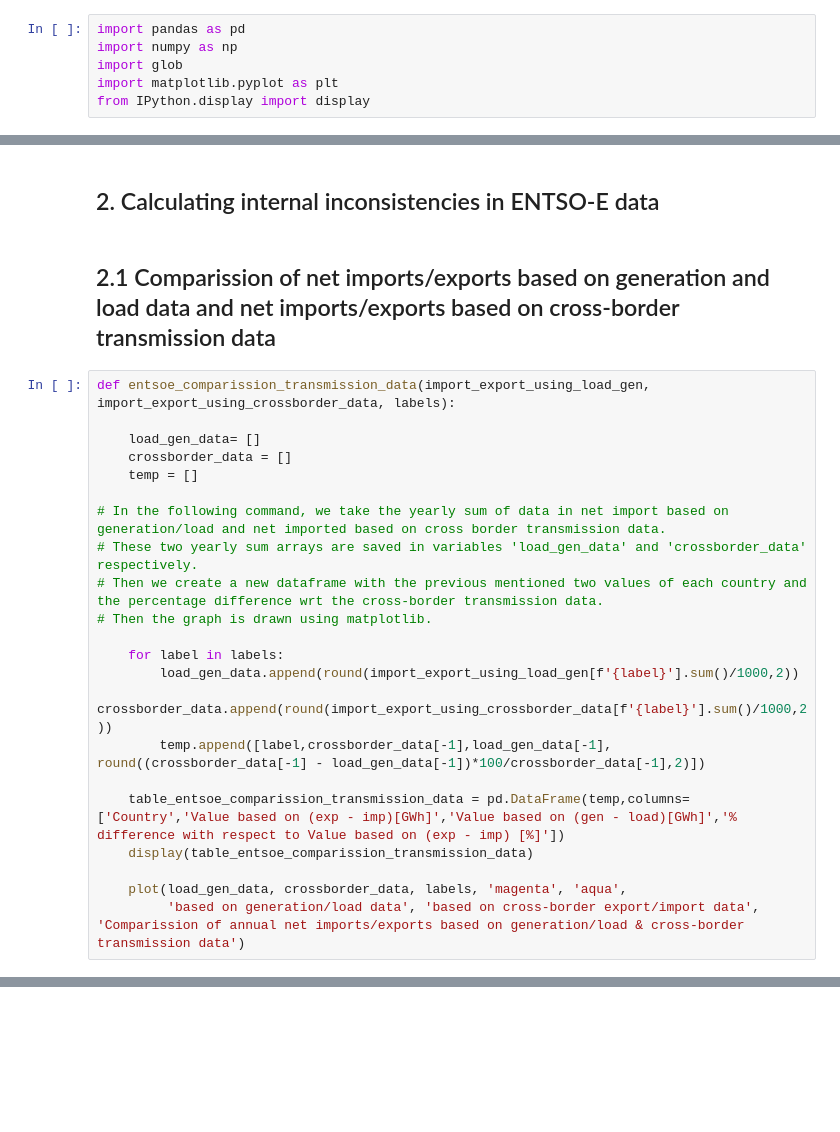
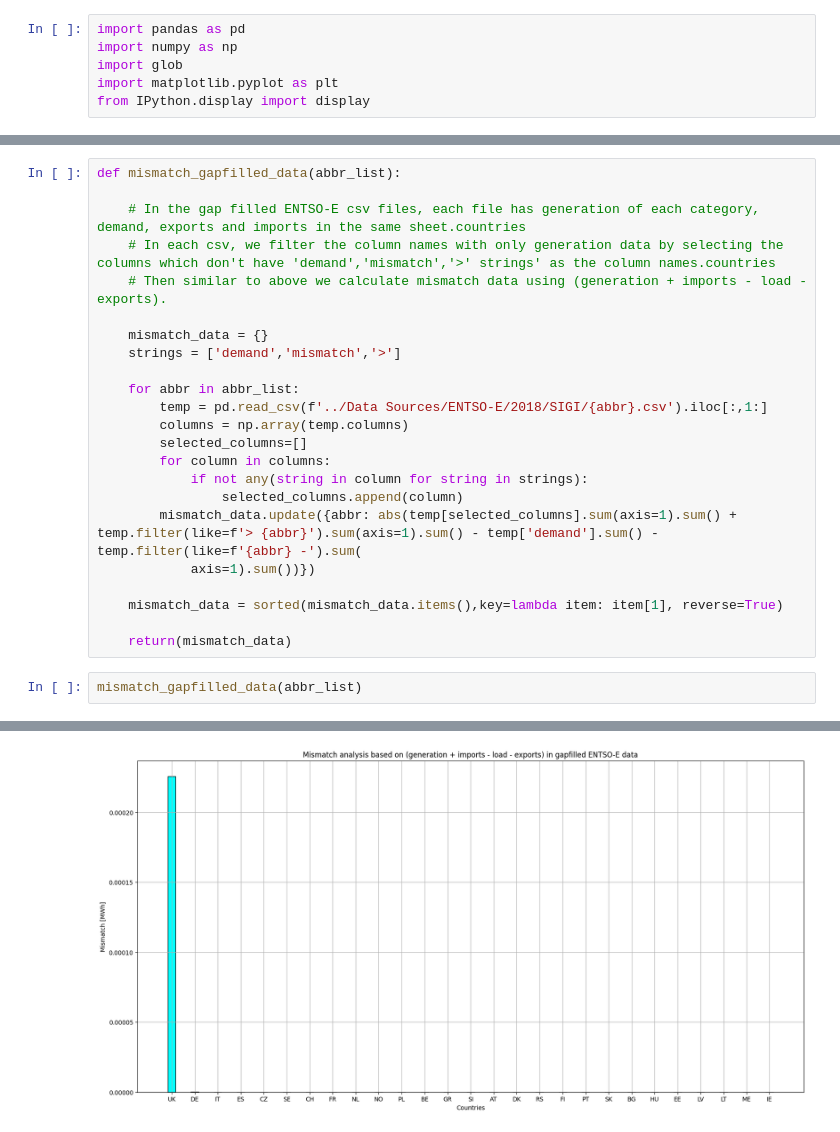
Before and after one commit to lovinduw/Consolidation, a Jupyter notebook: Scripts/internal_inconsistencies.ipynb, the cells around one changed output, grey strips where cells are left out. Drawn from its saved outputs; the diff is of its cells as text; blank space fills up the shorter version.

```diff
--- a/Scripts/internal_inconsistencies.ipynb
+++ b/Scripts/internal_inconsistencies.ipynb
@@ -134,26 +121,26 @@ def mismatch_data(countries):
-# %% [markdown]
-## 2. Calculating internal inconsistencies in ENTSO-E data
-# %% [markdown]
-## 2.1 Comparission of net imports/exports based on generation and load data and net imports/exports based on cross-border transmission data
-# %%
-def entsoe_comparission_transmission_data(import_export_using_load_gen, import_export_using_crossborder_data, labels):
-
-    load_gen_data= []
-    crossborder_data = []
-    temp = []
-
-# In the following command, we take the yearly sum of data in net import based on generation/load and net imported based on cross border transmission data.
-# These two yearly sum arrays are saved in variables 'load_gen_data' and 'crossborder_data' respectively.
-# Then we create a new dataframe with the previous mentioned two values of each country and the percentage difference wrt the cross-border transmission data.
-# Then the graph is drawn using matplotlib.
-
-    for label in labels:
-        load_gen_data.append(round(import_export_using_load_gen[f'{label}'].sum()/1000,2))
-        crossborder_data.append(round(import_export_using_crossborder_data[f'{label}'].sum()/1000,2))
-        temp.append([label,crossborder_data[-1],load_gen_data[-1], round((crossborder_data[-1] - load_gen_data[-1])*100/crossborder_data[-1],2)])
-
-    table_entsoe_comparission_transmission_data = pd.DataFrame(temp,columns=['Country','Value based on (exp - imp)[GWh]','Value based on (gen - load)[GWh]','% difference with respect to Value based on (exp - imp) [%]'])
-    display(table_entsoe_comparission_transmission_data)
-
-    plot(load_gen_data, crossborder_data, labels, 'magenta', 'aqua',
-         'based on generation/load data', 'based on cross-border export/import data', 'Comparission of annual net imports/exports based on generation/load & cross-border transmission data')
+# %%
+def mismatch_gapfilled_data(abbr_list):
+
+    # In the gap filled ENTSO-E csv files, each file has generation of each category, demand, exports and imports in the same sheet.countries
+    # In each csv, we filter the column names with only generation data by selecting the columns which don't have 'demand','mismatch','>' strings' as the column names.countries
+    # Then similar to above we calculate mismatch data using (generation + imports - load - exports).
+
+    mismatch_data = {}
+    strings = ['demand','mismatch','>']
+
+    for abbr in abbr_list:
+        temp = pd.read_csv(f'../Data Sources/ENTSO-E/2018/SIGI/{abbr}.csv').iloc[:,1:]
+        columns = np.array(temp.columns)
+        selected_columns=[]
+        for column in columns:
+            if not any(string in column for string in strings):
+                selected_columns.append(column)
+        mismatch_data.update({abbr: abs(temp[selected_columns].sum(axis=1).sum() + temp.filter(like=f'> {abbr}').sum(axis=1).sum() - temp['demand'].sum() - temp.filter(like=f'{abbr} -').sum(
+            axis=1).sum())})
+
+    mismatch_data = sorted(mismatch_data.items(),key=lambda item: item[1], reverse=True)
+
+    return(mismatch_data)
+# %%
+mismatch_gapfilled_data(abbr_list)
+# %% [output]
@@ -159,0 +164 @@ def entsoe_comparission_transmission_data(import_export_using_load_gen, import_e
+[figure, added]
```
Also changed, not shown: parts of 10 cells of this notebook, 5 other files.
